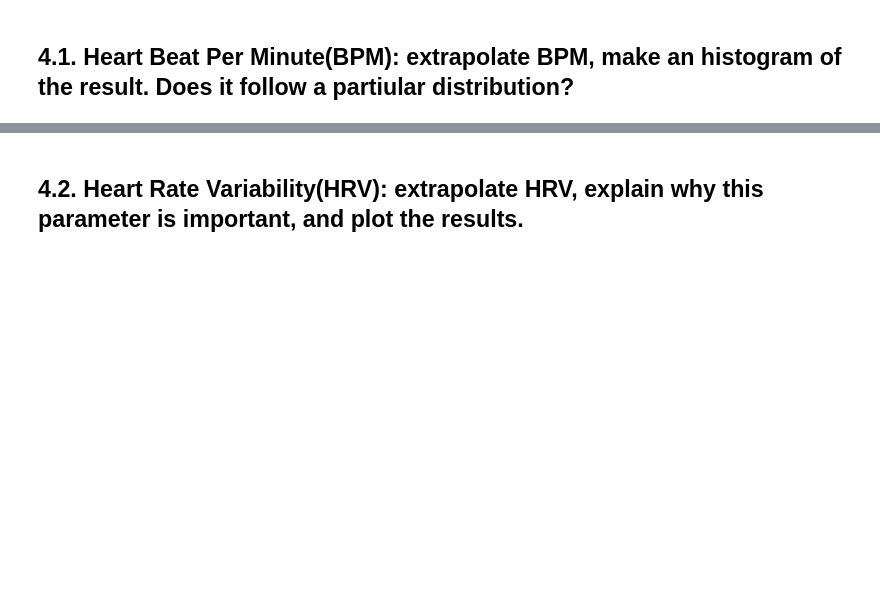
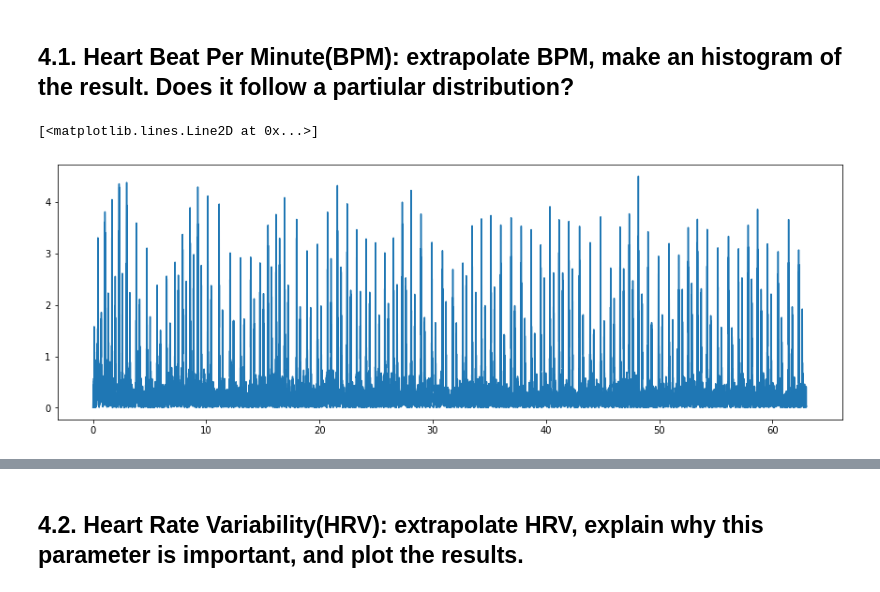
Before and after one commit to AleCapoPhys/HeartRateEstimation, a Jupyter notebook: Project_Clean_data.ipynb, the cells around one changed output, grey strips where cells are left out. Cells and saved outputs as stored; diff of their text form; code cells hidden in the pictures; blank space fills up the shorter version.

```diff
--- a/Project_Clean_data.ipynb
+++ b/Project_Clean_data.ipynb
@@ -662,0 +655,9 @@ for i in FFTs:
+# %%
+# I use not filtered PC2, but the idea is using the data after the wavelet
+
+
+fig = plt.figure(figsize=(15,5))
+plt.plot(np.array(dataset_rotated['Time']), np.abs(filtered_PC2))
+# %% [output]
+[<matplotlib.lines.Line2D at 0x...>]
+[figure, added]
```
Also changed, not shown: parts of 11 cells of this notebook.
